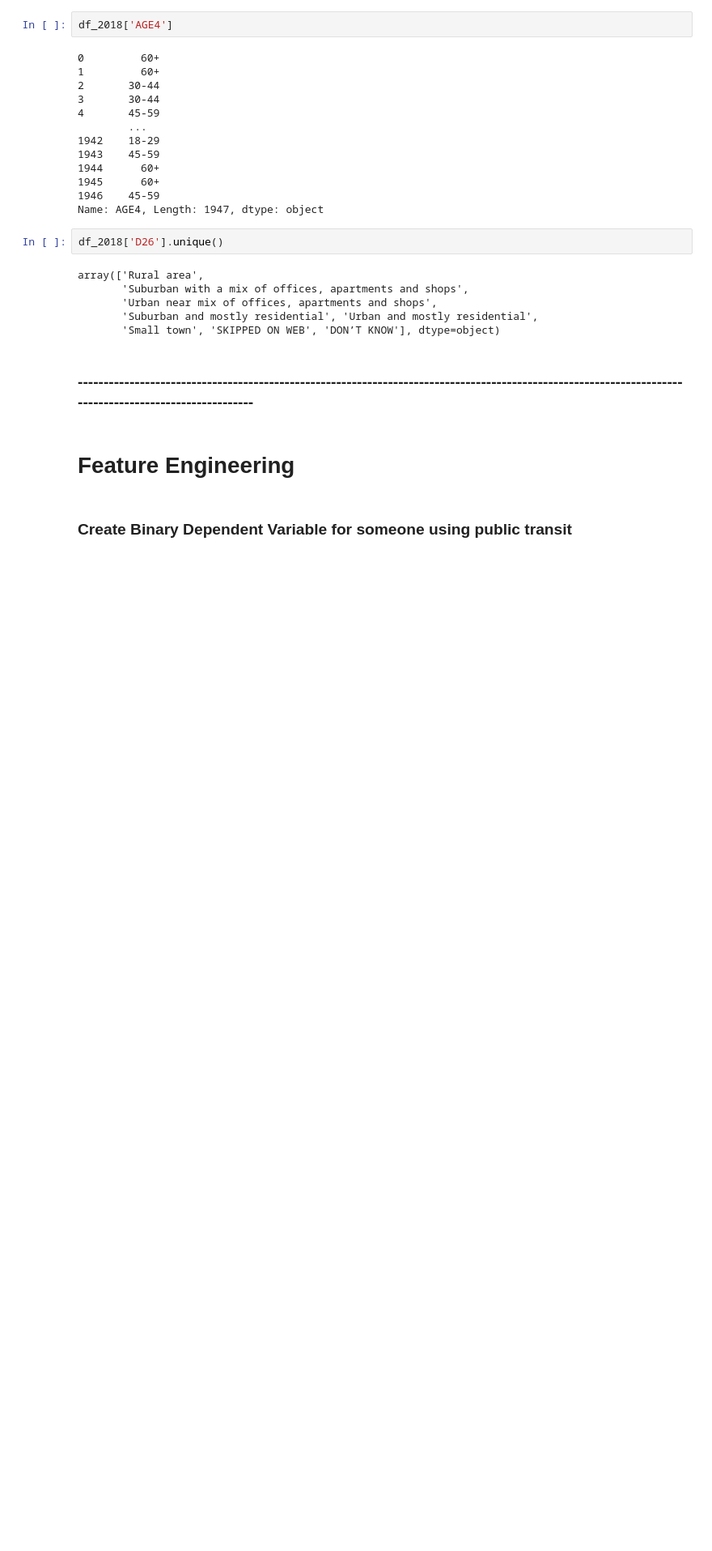
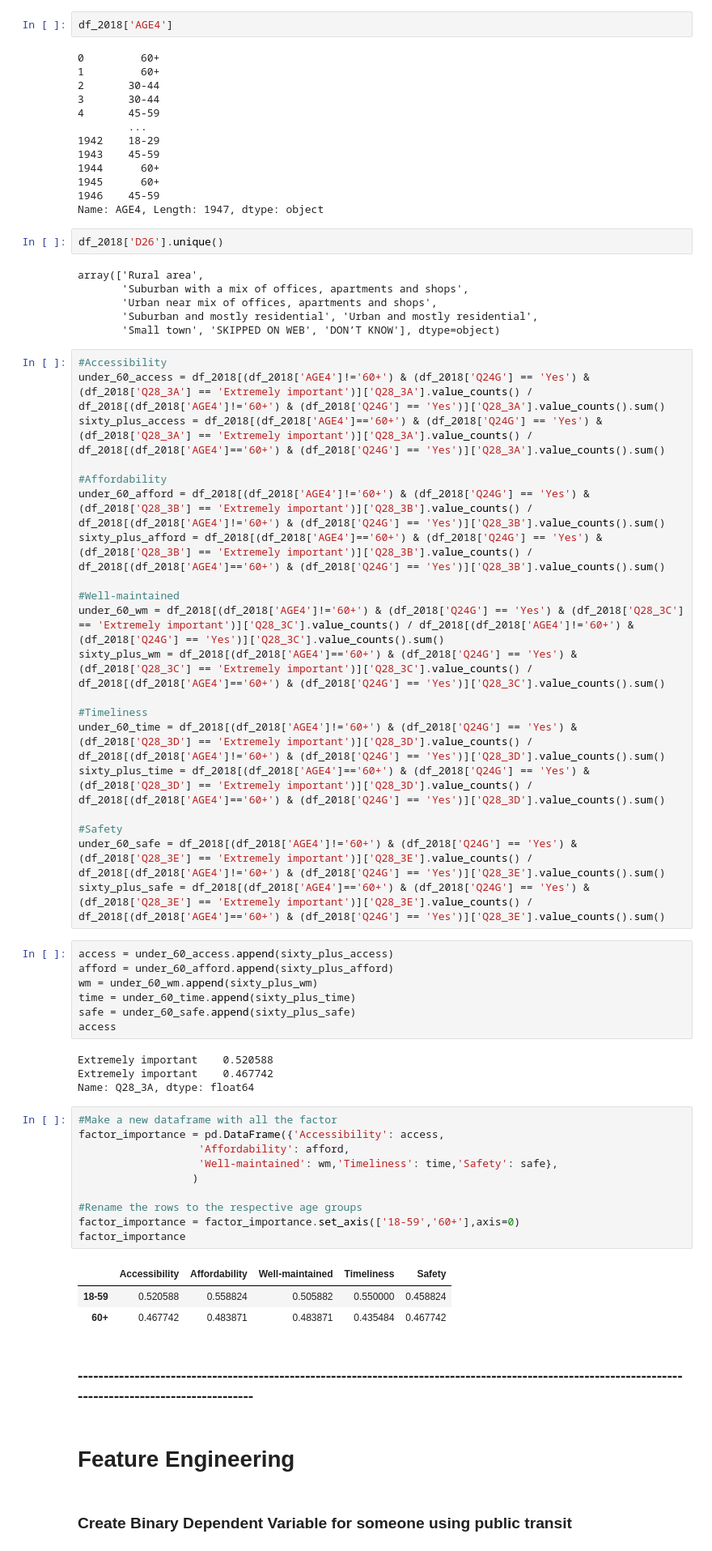
Before and after one commit to matthewasloan95/social-isolation-transportation, a Jupyter notebook: Cleaning-and-EDA.ipynb, the cells around one changed output. Shown at 81% size. Cells and saved outputs as stored; diff of their text form; blank space fills up the shorter version.

Commit message:
made factor importance frequency table on raw data
It's at the end of EDA before cleaning

```diff
--- a/Cleaning-and-EDA.ipynb
+++ b/Cleaning-and-EDA.ipynb
@@ -120,6 +120,51 @@ array(['Rural area',
        'Urban near mix of offices, apartments and shops',
        'Suburban and mostly residential', 'Urban and mostly residential',
        'Small town', 'SKIPPED ON WEB', 'DON’T KNOW'], dtype=object)
+# %%
+#Accessibility
+under_60_access = df_2018[(df_2018['AGE4']!='60+') & (df_2018['Q24G'] == 'Yes') & (df_2018['Q28_3A'] == 'Extremely important')]['Q28_3A'].value_counts() / df_2018[(df_2018['AGE4']!='60+') & (df_2018['Q24G'] == 'Yes')]['Q28_3A'].value_counts().sum()
+sixty_plus_access = df_2018[(df_2018['AGE4']=='60+') & (df_2018['Q24G'] == 'Yes') & (df_2018['Q28_3A'] == 'Extremely important')]['Q28_3A'].value_counts() / df_2018[(df_2018['AGE4']=='60+') & (df_2018['Q24G'] == 'Yes')]['Q28_3A'].value_counts().sum()
+
+#Affordability
+under_60_afford = df_2018[(df_2018['AGE4']!='60+') & (df_2018['Q24G'] == 'Yes') & (df_2018['Q28_3B'] == 'Extremely important')]['Q28_3B'].value_counts() / df_2018[(df_2018['AGE4']!='60+') & (df_2018['Q24G'] == 'Yes')]['Q28_3B'].value_counts().sum()
+sixty_plus_afford = df_2018[(df_2018['AGE4']=='60+') & (df_2018['Q24G'] == 'Yes') & (df_2018['Q28_3B'] == 'Extremely important')]['Q28_3B'].value_counts() / df_2018[(df_2018['AGE4']=='60+') & (df_2018['Q24G'] == 'Yes')]['Q28_3B'].value_counts().sum()
+
+#Well-maintained
+under_60_wm = df_2018[(df_2018['AGE4']!='60+') & (df_2018['Q24G'] == 'Yes') & (df_2018['Q28_3C'] == 'Extremely important')]['Q28_3C'].value_counts() / df_2018[(df_2018['AGE4']!='60+') & (df_2018['Q24G'] == 'Yes')]['Q28_3C'].value_counts().sum()
+sixty_plus_wm = df_2018[(df_2018['AGE4']=='60+') & (df_2018['Q24G'] == 'Yes') & (df_2018['Q28_3C'] == 'Extremely important')]['Q28_3C'].value_counts() / df_2018[(df_2018['AGE4']=='60+') & (df_2018['Q24G'] == 'Yes')]['Q28_3C'].value_counts().sum()
+
+#Timeliness
+under_60_time = df_2018[(df_2018['AGE4']!='60+') & (df_2018['Q24G'] == 'Yes') & (df_2018['Q28_3D'] == 'Extremely important')]['Q28_3D'].value_counts() / df_2018[(df_2018['AGE4']!='60+') & (df_2018['Q24G'] == 'Yes')]['Q28_3D'].value_counts().sum()
+sixty_plus_time = df_2018[(df_2018['AGE4']=='60+') & (df_2018['Q24G'] == 'Yes') & (df_2018['Q28_3D'] == 'Extremely important')]['Q28_3D'].value_counts() / df_2018[(df_2018['AGE4']=='60+') & (df_2018['Q24G'] == 'Yes')]['Q28_3D'].value_counts().sum()
+
+#Safety
+under_60_safe = df_2018[(df_2018['AGE4']!='60+') & (df_2018['Q24G'] == 'Yes') & (df_2018['Q28_3E'] == 'Extremely important')]['Q28_3E'].value_counts() / df_2018[(df_2018['AGE4']!='60+') & (df_2018['Q24G'] == 'Yes')]['Q28_3E'].value_counts().sum()
+sixty_plus_safe = df_2018[(df_2018['AGE4']=='60+') & (df_2018['Q24G'] == 'Yes') & (df_2018['Q28_3E'] == 'Extremely important')]['Q28_3E'].value_counts() / df_2018[(df_2018['AGE4']=='60+') & (df_2018['Q24G'] == 'Yes')]['Q28_3E'].value_counts().sum()
+# %%
+access = under_60_access.append(sixty_plus_access)
+afford = under_60_afford.append(sixty_plus_afford)
+wm = under_60_wm.append(sixty_plus_wm)
+time = under_60_time.append(sixty_plus_time)
+safe = under_60_safe.append(sixty_plus_safe)
+access
+# %% [output]
+Extremely important    0.520588
+Extremely important    0.467742
+Name: Q28_3A, dtype: float64
+# %%
+#Make a new dataframe with all the factor
+factor_importance = pd.DataFrame({'Accessibility': access,
+                   'Affordability': afford,
+                   'Well-maintained': wm,'Timeliness': time,'Safety': safe},
+                  )
+
+#Rename the rows to the respective age groups
+factor_importance = factor_importance.set_axis(['18-59','60+'],axis=0)
+factor_importance
+# %% [output]
+|  | Accessibility | Affordability | Well-maintained | Timeliness | Safety |
+| 18-59 | 0.520588 | 0.558824 | 0.505882 | 0.550000 | 0.458824 |
+| 60+ | 0.467742 | 0.483871 | 0.483871 | 0.435484 | 0.467742 |
 # %% [markdown]
 ### -------------------------------------------------------------------------------------------------------------------------------------------------------
 # %% [markdown]
```
Also changed, not shown: parts of 4 cells of this notebook.
